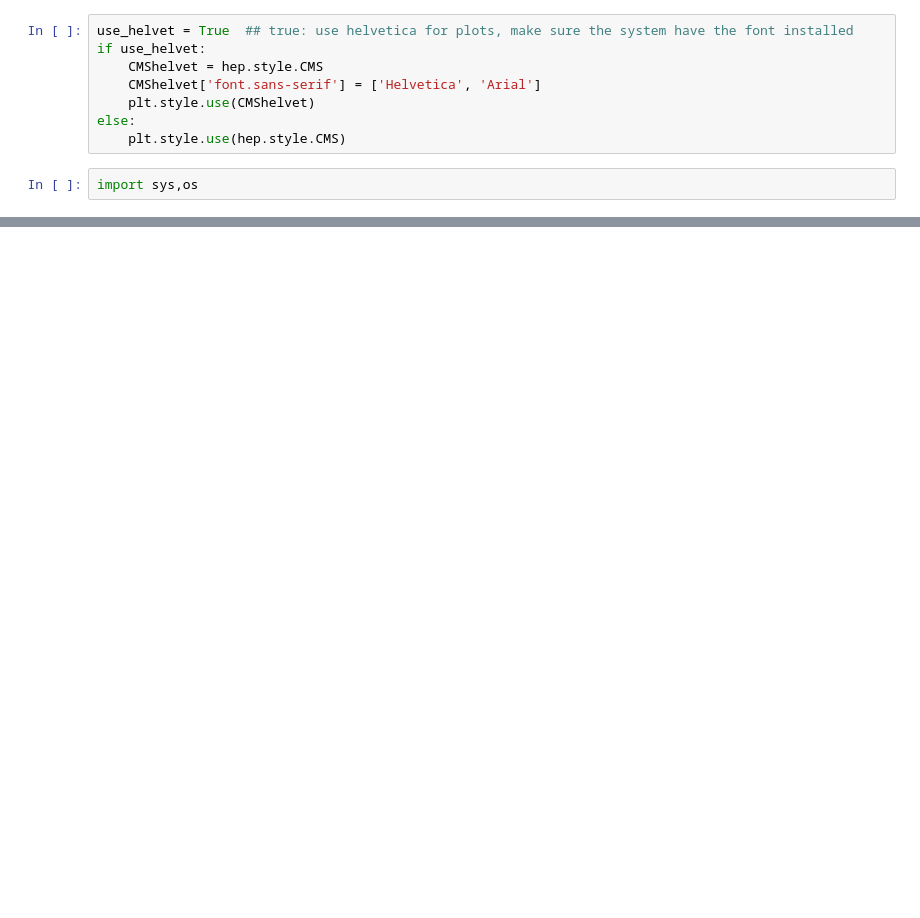
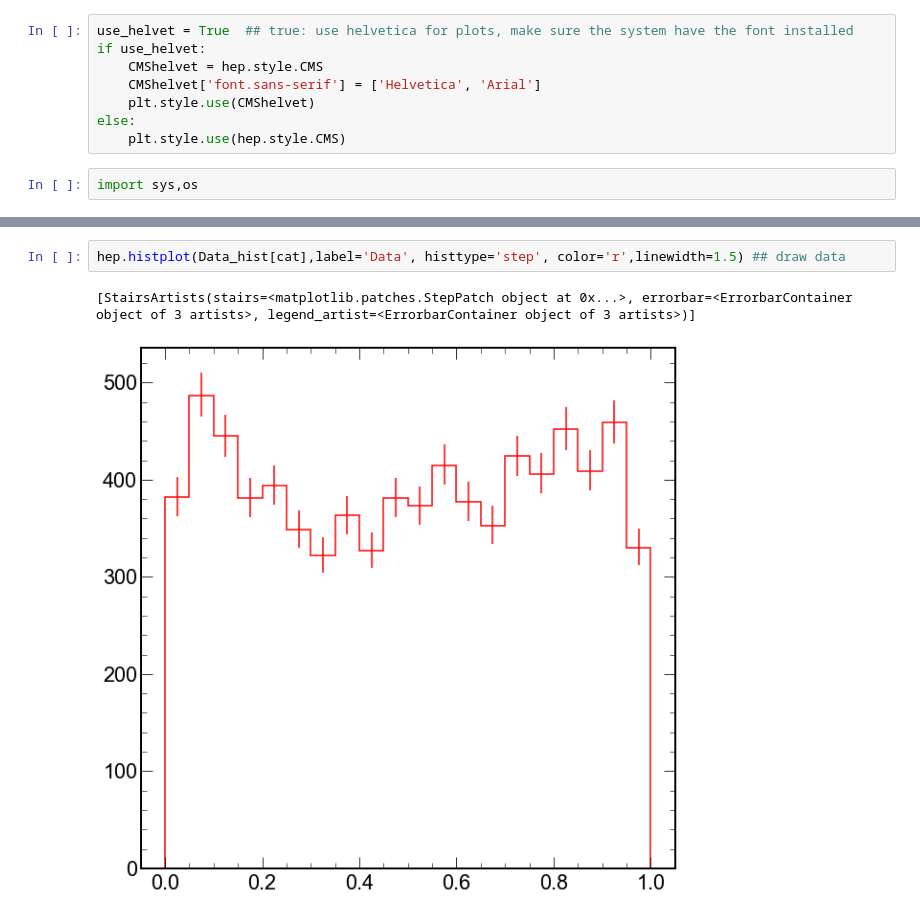
Before and after one commit to jialin-guo1/HZZAnalysis, a Jupyter notebook: Plot/uproot_test.ipynb, the cells around one changed output, grey strips where cells are left out. Drawn from its saved outputs; the diff is of its cells as text; blank space fills up the shorter version.

```diff
--- a/Plot/uproot_test.ipynb
+++ b/Plot/uproot_test.ipynb
@@ -180,0 +626,5 @@ Data_hist.variances
+# %%
+hep.histplot(Data_hist[cat],label='Data', histtype='step', color='r',linewidth=1.5) ## draw data
+# %% [output]
+[StairsArtists(stairs=<matplotlib.patches.StepPatch object at 0x...>, errorbar=<ErrorbarContainer object of 3 artists>, legend_artist=<ErrorbarContainer object of 3 artists>)]
+[figure, added]
```
Also changed, not shown: parts of 29 cells of this notebook.
